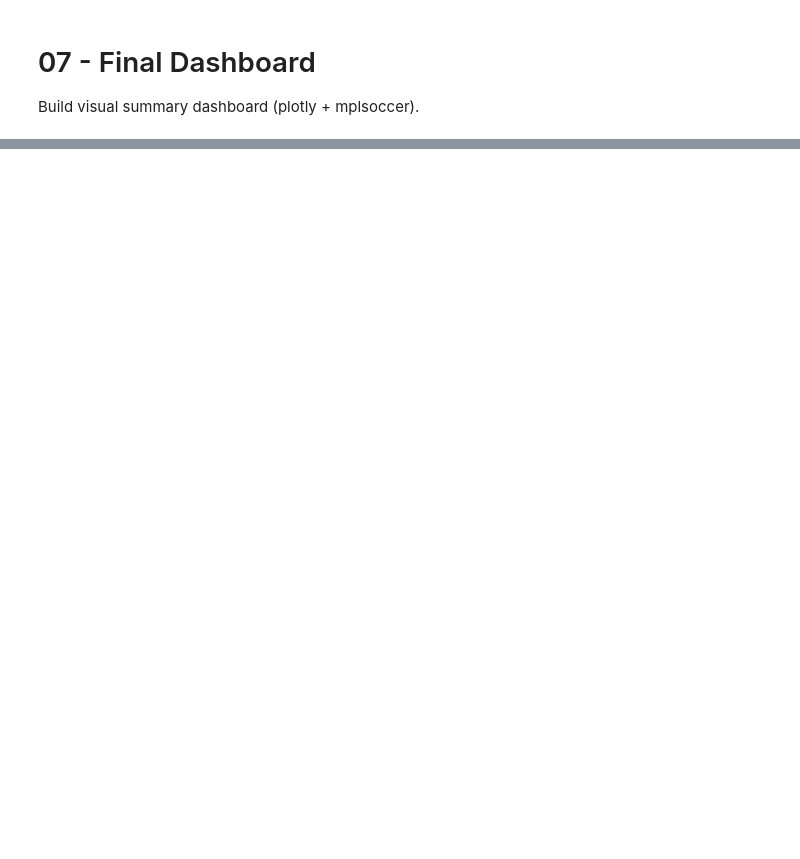
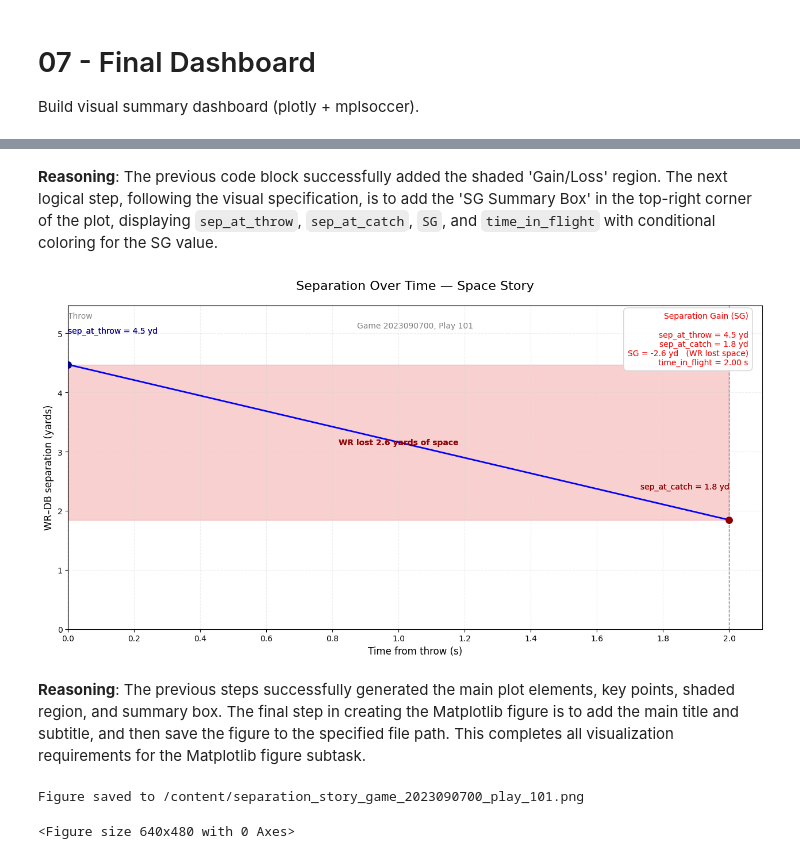
Before and after one commit to muma005/nfl-ball-flight-analysis, a Jupyter notebook: notebooks/07_final_dashboard.ipynb, the cells around one changed output, grey strips where cells are left out. Cells and saved outputs as stored; diff of their text form; code cells hidden in the pictures; blank space fills up the shorter version.

```diff
--- a/notebooks/07_final_dashboard.ipynb
+++ b/notebooks/07_final_dashboard.ipynb
@@ -792,0 +640,62 @@ This is a **unique, multi-metric storytelling package**
+# %% [markdown]
+**Reasoning**:
+The previous code block successfully added the shaded 'Gain/Loss' region. The next logical step, following the visual specification, is to add the 'SG Summary Box' in the top-right corner of the plot, displaying `sep_at_throw`, `sep_at_catch`, `SG`, and `time_in_flight` with conditional coloring for the SG value.
+# %%
+import matplotlib.patches as patches
+
+# --- SG Summary Box ---
+
+# Determine the font color for the entire summary box based on SG value
+font_color_for_sg_box = 'black' # Default
+if sep_gain > 1.0:
+    font_color_for_sg_box = 'green'
+elif abs(sep_gain) <= 1.0:
+    font_color_for_sg_box = 'orange'
+else: # sep_gain < -1.0
+    font_color_for_sg_box = 'red'
+
+# Construct the full summary text string
+summary_text = f"""Separation Gain (SG)
+
+sep_at_throw = {sep_at_throw:.1f} yd
+sep_at_catch = {sep_at_catch_end:.1f} yd
+SG = {sep_gain:+.1f} yd   ({'WR created space' if sep_gain > 0 else 'WR lost space'})
+time_in_flight = {time_to_land_loc:.2f} s"""
+
+# Create a text box with specific formatting using bbox
+props = dict(boxstyle='round,pad=0.5', facecolor='white', alpha=0.8, edgecolor='lightgray')
+
+ax.text(0.98, 0.98,
+        summary_text,
+        transform=ax.transAxes,
+        fontsize=10,
+        verticalalignment='top', horizontalalignment='right',
+        bbox=props,
+        fontdict={'color': font_color_for_sg_box} # Apply conditional color to entire text block
+       )
+
+# Display the plot to see the summary box
+fig
+# %% [output]
+[figure, added]
+# %% [markdown]
+**Reasoning**:
+The previous steps successfully generated the main plot elements, key points, shaded region, and summary box. The final step in creating the Matplotlib figure is to add the main title and subtitle, and then save the figure to the specified file path. This completes all visualization requirements for the Matplotlib figure subtask.
+# %%
+import matplotlib.pyplot as plt
+
+# --- Title & Subtitle ---
+ax.set_title('Separation Over Time — Space Story', fontsize=16, pad=20)
+ax.text(0.5, 0.93, f'Game {int(game_id)}, Play {int(play_id)}',
+        horizontalalignment='center', fontsize=10, color='gray', transform=ax.transAxes)
+
+# Adjust layout and save figure
+plt.tight_layout(rect=[0, 0, 1, 0.95]) # Adjust layout to make space for title and subtitle
+output_filename = f'/content/separation_story_game_{int(game_id)}_play_{int(play_id)}.png'
+plt.savefig(output_filename, dpi=300)
+plt.close(fig) # Close the figure to free up memory
+
+print(f"Figure saved to {output_filename}")
+# %% [output]
+Figure saved to /content/separation_story_game_2023090700_play_101.png
+<Figure size 640x480 with 0 Axes>
```
Also changed, not shown: parts of 115 cells of this notebook.
